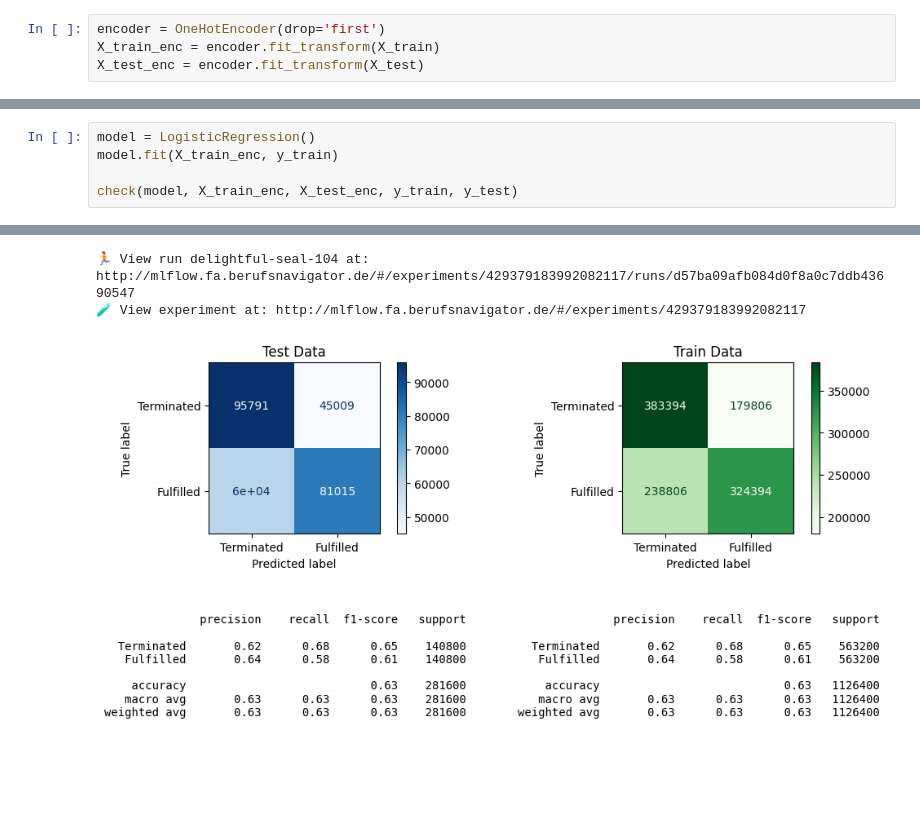
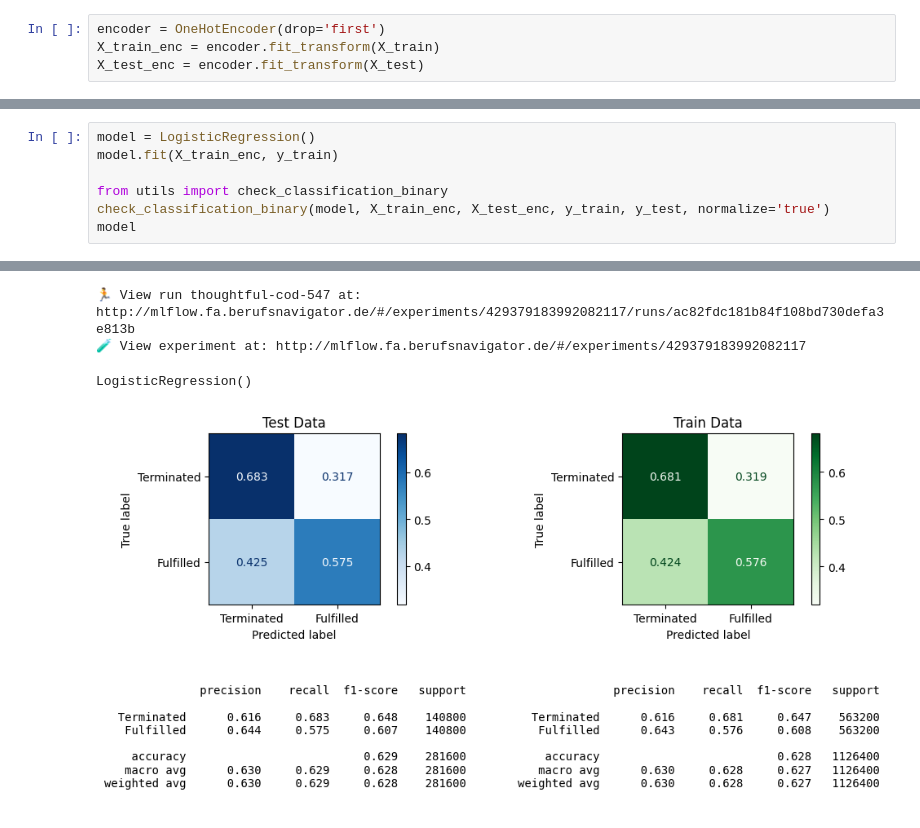
Before and after one commit to tpyrogova/FinApprenticeship, a Jupyter notebook: notebooks/model_simple.ipynb, the cells around one changed output, grey strips where cells are left out. Cells and saved outputs as stored; diff of their text form; blank space fills up the shorter version.

Commit message:
update the simple model to use the function check_classification_binary

```diff
--- a/notebooks/model_simple.ipynb
+++ b/notebooks/model_simple.ipynb
@@ -76,5 +35,7 @@ def check(model, X_train, X_test, y_train, y_test):
 model = LogisticRegression()
 model.fit(X_train_enc, y_train)
 
-check(model, X_train_enc, X_test_enc, y_train, y_test)
+from utils import check_classification_binary
+check_classification_binary(model, X_train_enc, X_test_enc, y_train, y_test, normalize='true')
+model
 # %% [output]
@@ -82,3 +43,4 @@ check(model, X_train_enc, X_test_enc, y_train, y_test)
-🏃 View run delightful-seal-104 at: http://mlflow.fa.berufsnavigator.de/#/experiments/429379183992082117/runs/d57ba09afb084d0f8a0c7ddb43690547
+🏃 View run thoughtful-cod-547 at: http://mlflow.fa.berufsnavigator.de/#/experiments/429379183992082117/runs/ac82fdc181b84f108bd730defa3e813b
 🧪 View experiment at: http://mlflow.fa.berufsnavigator.de/#/experiments/429379183992082117
+LogisticRegression()
-[figure, old version]
+[figure, new version]
```
Also changed, not shown: parts of 3 cells of this notebook.
